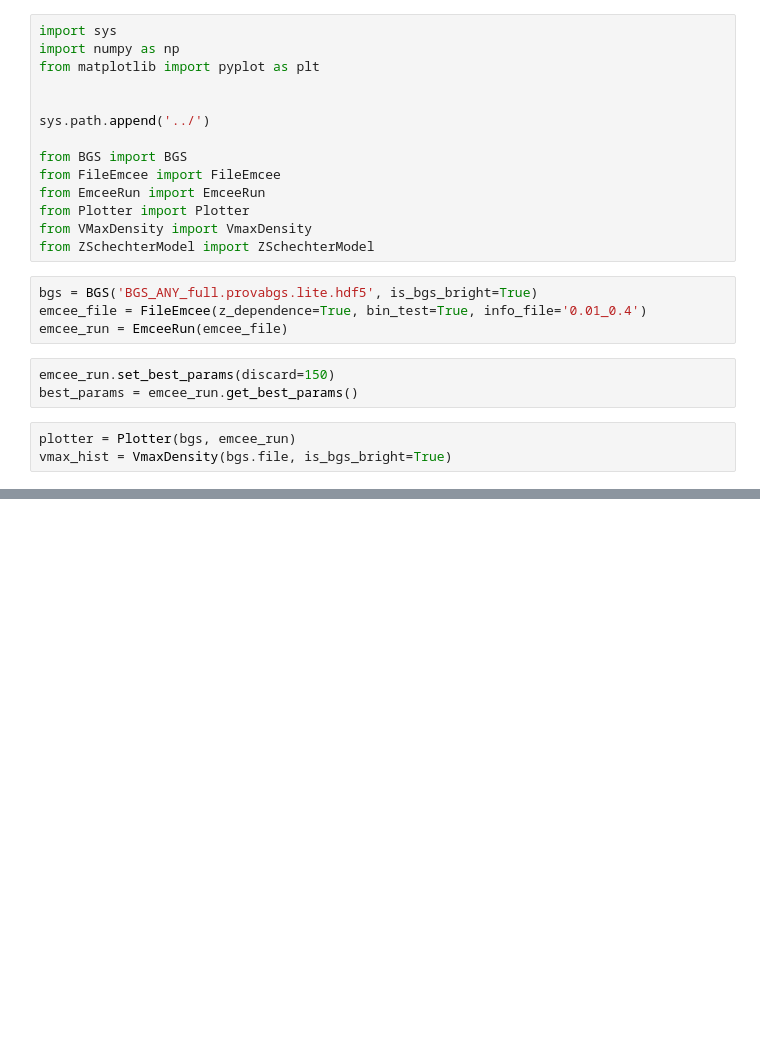
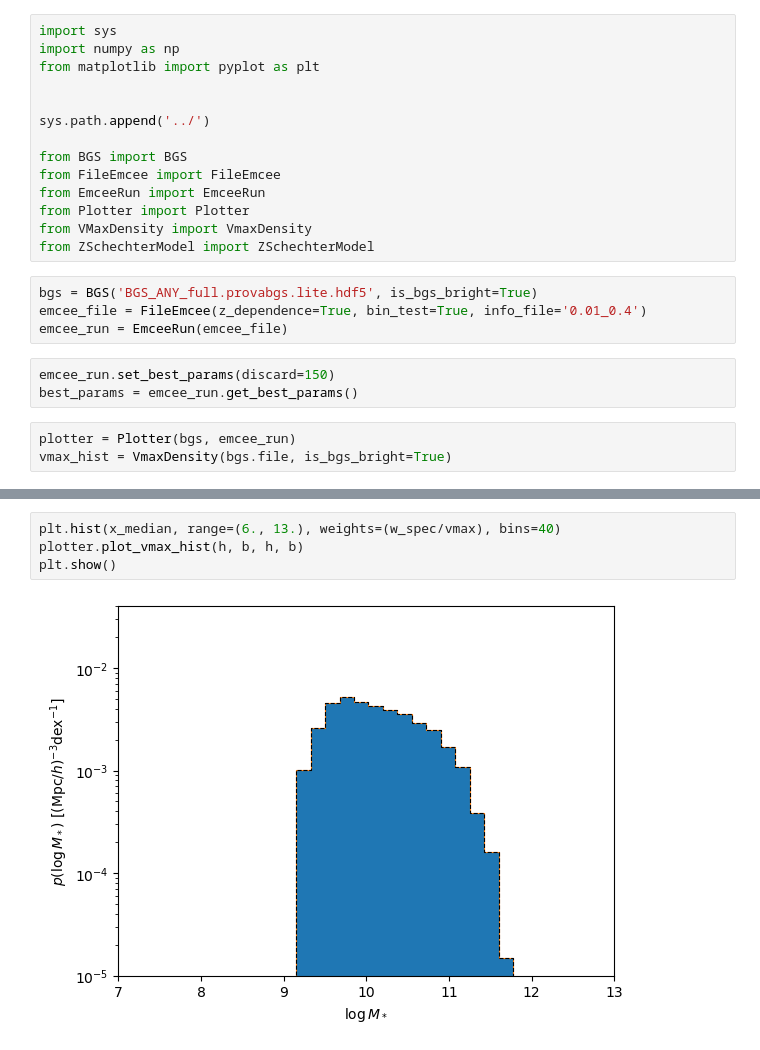
Before and after one commit to fedehope/zSMF, a Jupyter notebook: nb/test.ipynb, the cells around one changed output, grey strips where cells are left out. Drawn from its saved outputs; the diff is of its cells as text; blank space fills up the shorter version.

```diff
--- a/nb/test.ipynb
+++ b/nb/test.ipynb
@@ -28,0 +43,6 @@ plotter.plot_selected_data(0.05, 0.09)
+# %%
+plt.hist(x_median, range=(6., 13.), weights=(w_spec/vmax), bins=40)
+plotter.plot_vmax_hist(h, b, h, b)
+plt.show()
+# %% [output]
+[figure, added]
```
Also changed, not shown: parts of 8 cells of this notebook, 2 other files.
